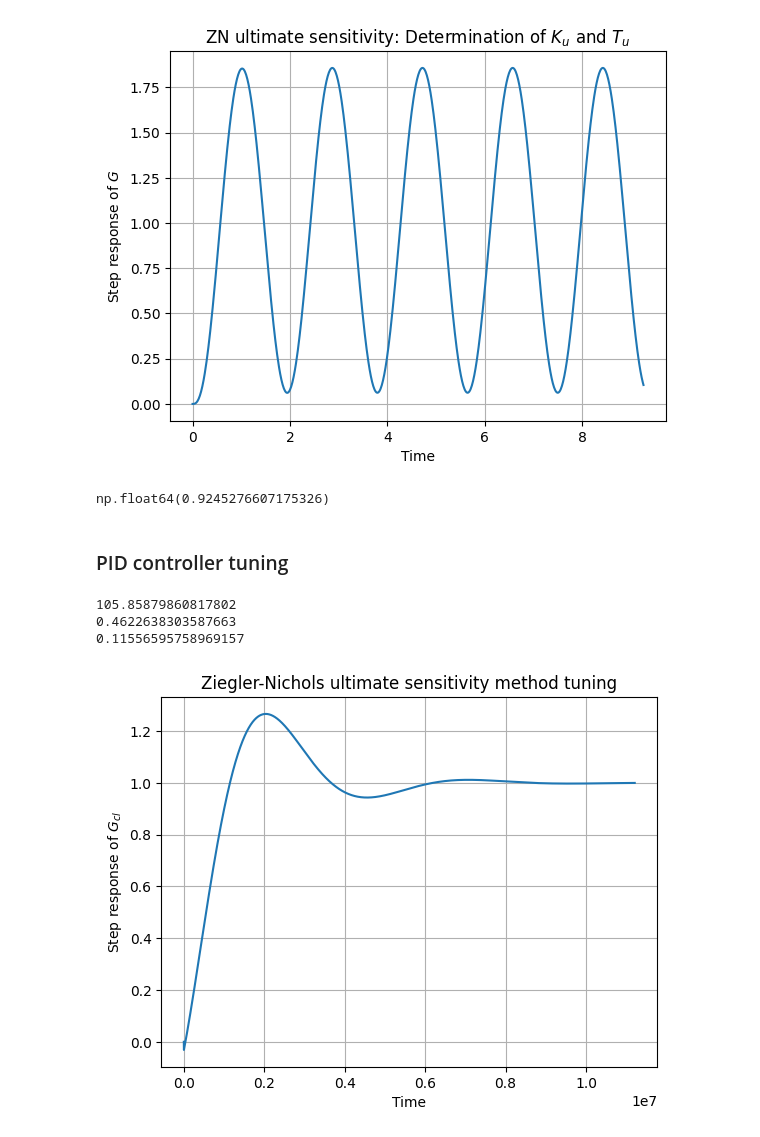
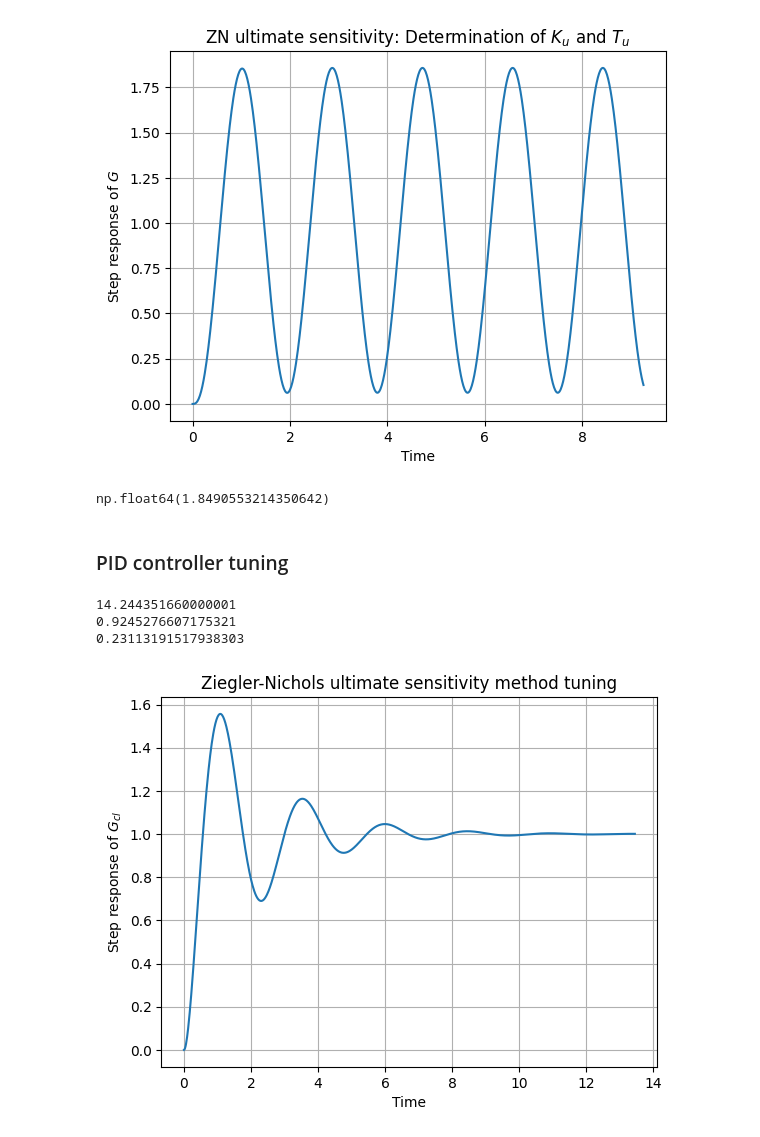
Before and after one commit to DavesUnderscoreTreehouse/ELE2038_H4, a Jupyter notebook: ELE2038_H4.ipynb, the cells around one changed output. Drawn from its saved outputs; the diff is of its cells as text; code cells hidden in the pictures.

```diff
--- a/ELE2038_H4.ipynb
+++ b/ELE2038_H4.ipynb
@@ -140,33 +140,33 @@ plt.show()
 dy_dt = np.gradient(stepRes.outputs, stepRes.time)
 d2y_dt2 = np.gradient(dy_dt, stepRes.time)
 inflectionPoint = np.nonzero(np.diff(np.sign(d2y_dt2)))[0]
-tu = stepRes.time[inflectionPoint[9]] - stepRes.time[inflectionPoint[8]]
+tu = stepRes.time[inflectionPoint[9]] - stepRes.time[inflectionPoint[7]]
 tu
 # %% [output]
-np.float64(0.9245276607175326)
+np.float64(1.8490553214350642)
 # %% [markdown]
 ### PID controller tuning
 # %%
 # Based on the parameters in Table 10.3 in Section 10.3.3
-kp       = 4.45898 * ku
+kp       = 0.6 * ku
 tauI_znu = tu / 2
 tauD_znu = tu / 8
 
 print(kp)
 print(tauI_znu)
 print(tauD_znu)
 
 Gpid_znu = kp * (1 + tauD_znu * s + 1 / (tauI_znu * s))
 Gcl_znu  = ct.feedback(ct.series(Gpid_znu, G), 1)
 stepRes  = ct.step_response(Gcl_znu)
 plt.plot(stepRes.time, stepRes.outputs)
 plt.xlabel('Time')
 plt.ylabel('Step response of $G_{cl}$')
 plt.title('Ziegler-Nichols ultimate sensitivity method tuning')
 plt.grid()
 plt.show()
 # %% [output]
-105.85879860817802
-0.4622638303587663
-0.11556595758969157
+14.244351660000001
+0.9245276607175321
+0.23113191517938303
-[figure, old version]
+[figure, new version]
```
Also changed, not shown: 5 other files.
